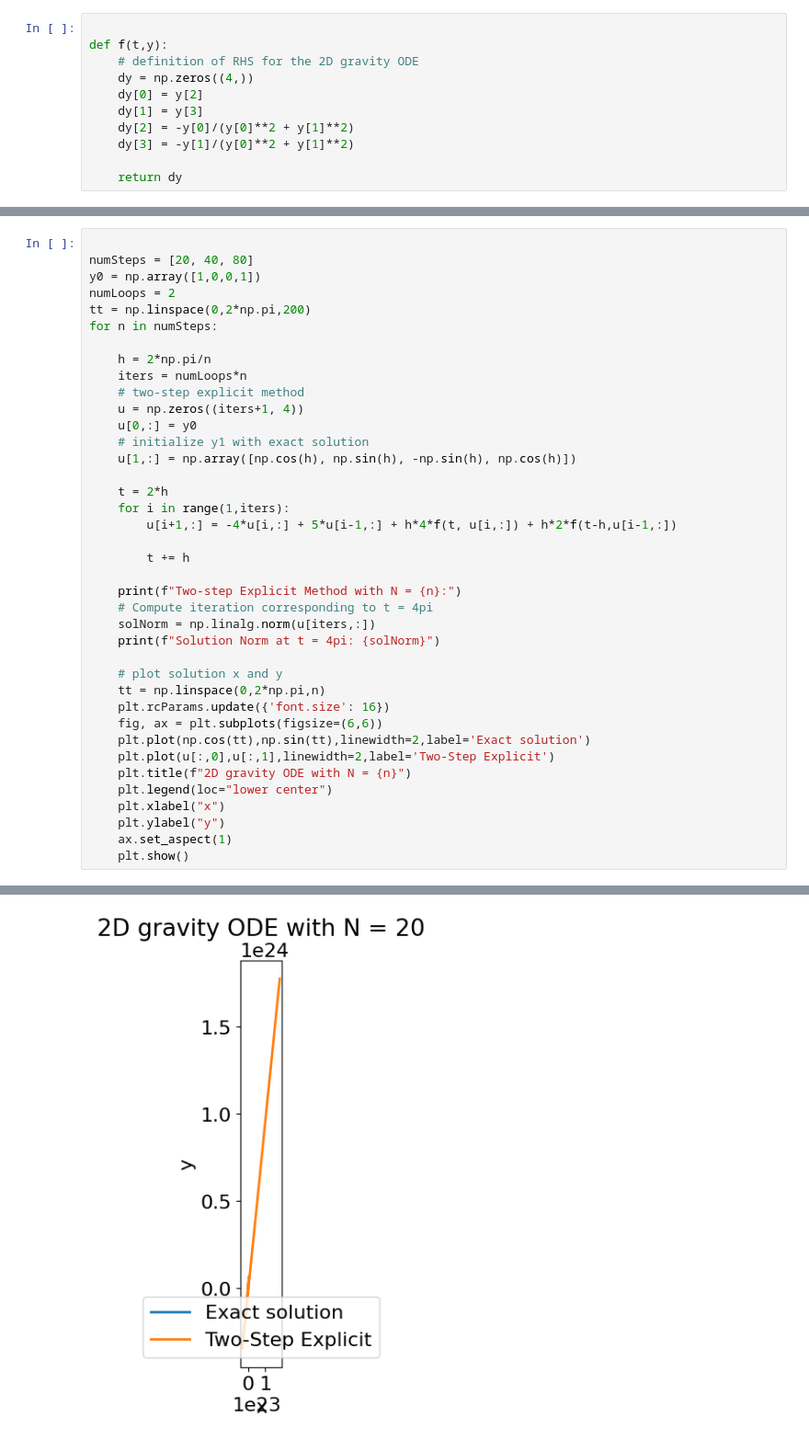
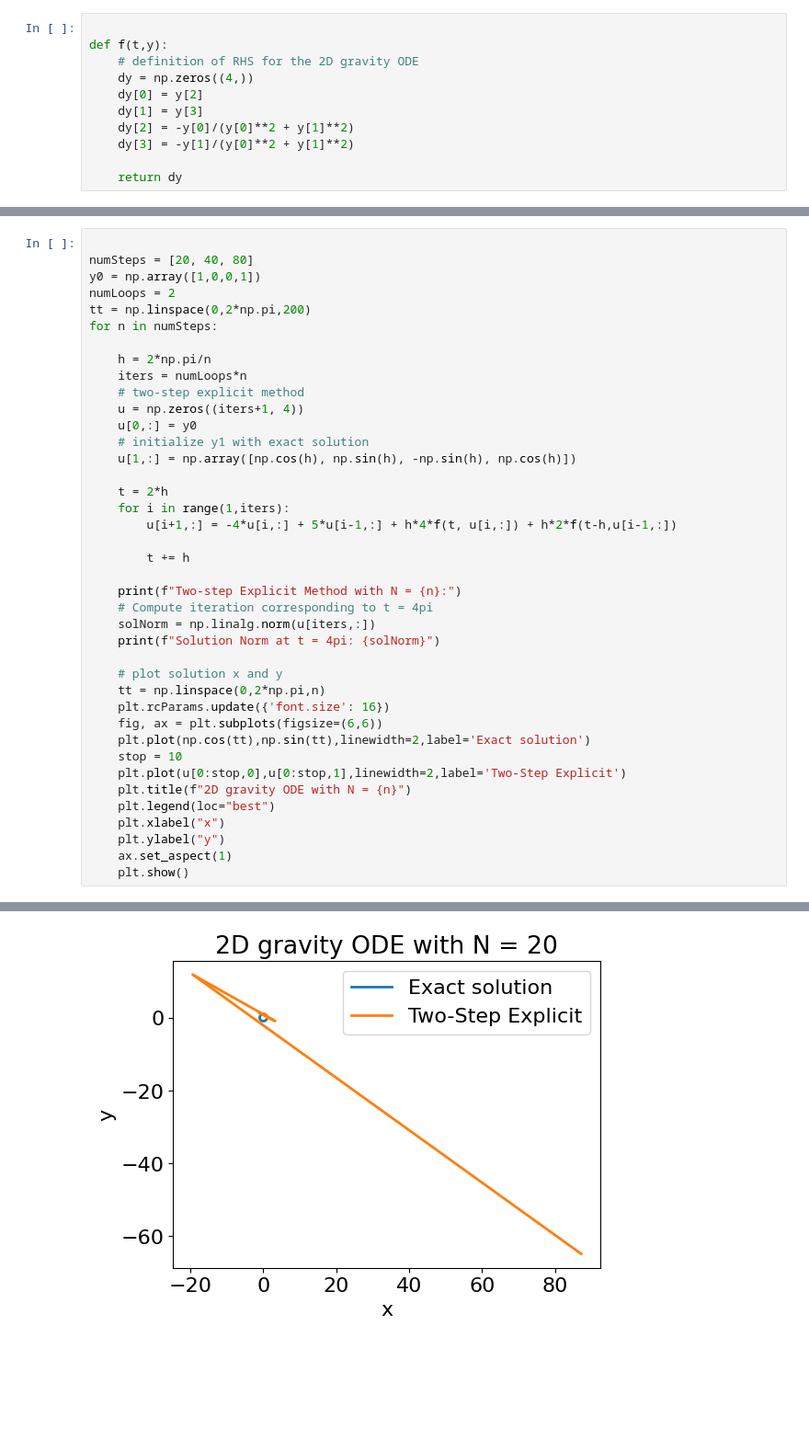
Before and after one commit to dominicflocco/AMSC661-codes, a Jupyter notebook: hw1/2D-gravity-hw1.ipynb, the cells around one changed output, grey strips where cells are left out. Shown at 92% size. Saved outputs shown, nothing was run; the diff lists cells and outputs as text; blank space fills up the shorter version.

```diff
--- a/hw1/2D-gravity-hw1.ipynb
+++ b/hw1/2D-gravity-hw1.ipynb
@@ -30,35 +53,36 @@ for n in numSteps:
     # two-step explicit method
     u = np.zeros((iters+1, 4))
     u[0,:] = y0
     # initialize y1 with exact solution
     u[1,:] = np.array([np.cos(h), np.sin(h), -np.sin(h), np.cos(h)])
 
     t = 2*h
     for i in range(1,iters):
         u[i+1,:] = -4*u[i,:] + 5*u[i-1,:] + h*4*f(t, u[i,:]) + h*2*f(t-h,u[i-1,:])
 
         t += h
 
     print(f"Two-step Explicit Method with N = {n}:")
     # Compute iteration corresponding to t = 4pi
     solNorm = np.linalg.norm(u[iters,:])
     print(f"Solution Norm at t = 4pi: {solNorm}")
 
     # plot solution x and y
     tt = np.linspace(0,2*np.pi,n)
     plt.rcParams.update({'font.size': 16})
     fig, ax = plt.subplots(figsize=(6,6))
     plt.plot(np.cos(tt),np.sin(tt),linewidth=2,label='Exact solution')
-    plt.plot(u[:,0],u[:,1],linewidth=2,label='Two-Step Explicit')
+    stop = 10
+    plt.plot(u[0:stop,0],u[0:stop,1],linewidth=2,label='Two-Step Explicit')
     plt.title(f"2D gravity ODE with N = {n}")
-    plt.legend(loc="lower center")
+    plt.legend(loc="best")
     plt.xlabel("x")
     plt.ylabel("y")
     ax.set_aspect(1)
     plt.show()
 # %% [output]
 Two-step Explicit Method with N = 20:
 Solution Norm at t = 4pi: 1.806404963906224e+24
-[figure, old version]
+[figure, new version]
 Two-step Explicit Method with N = 40:
 Solution Norm at t = 4pi: 9.879683269363596e+50
```
Also changed, not shown: parts of 3 cells of this notebook.
